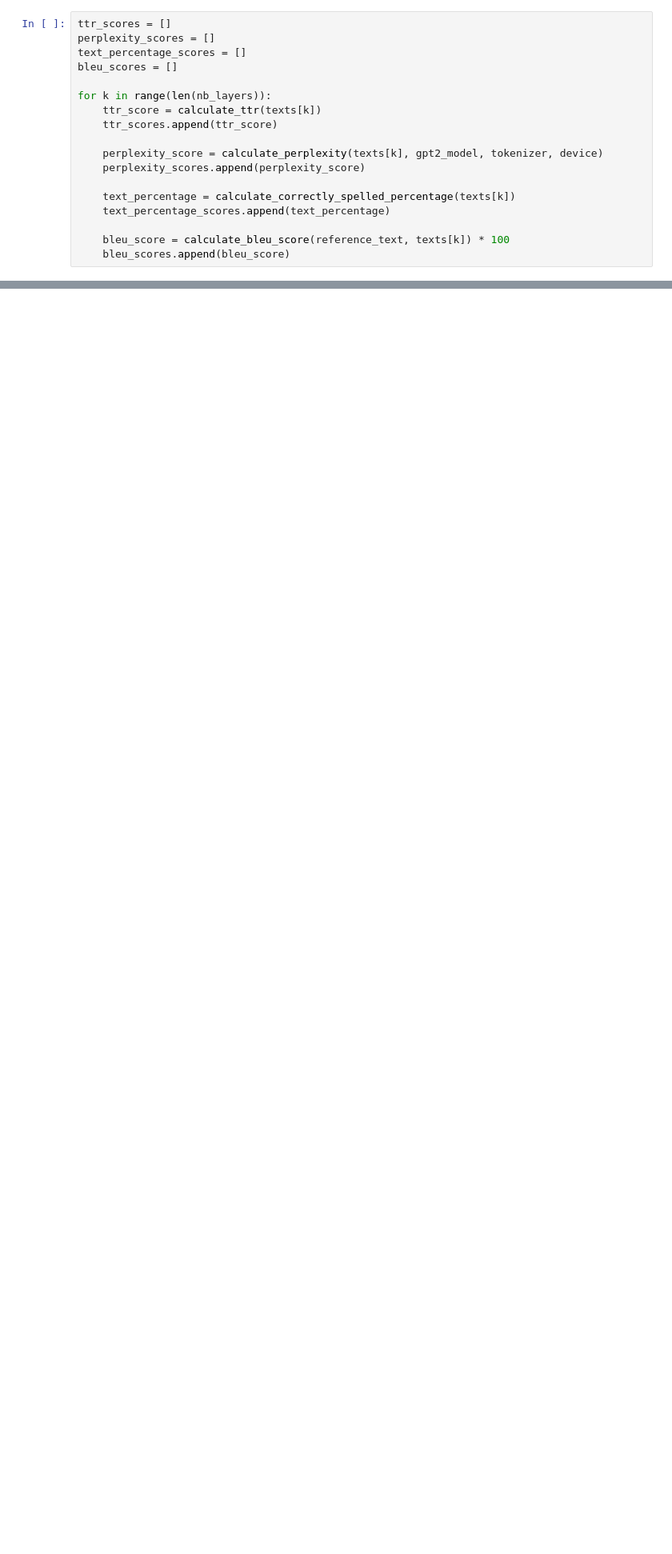
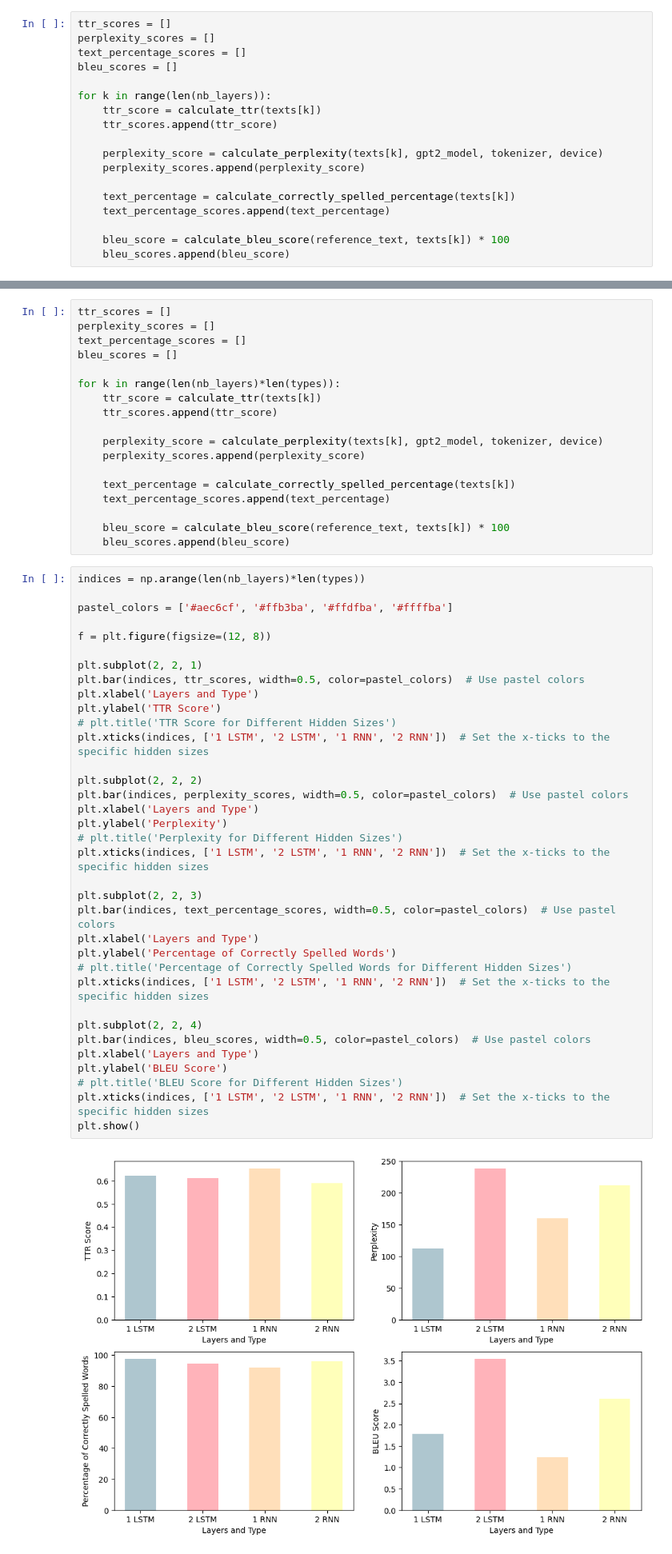
Before and after one commit to ttperr/DD2424-DL-Text_Gen_Project, a Jupyter notebook: evaluation.ipynb, the cells around one changed output, grey strips where cells are left out. Shown at 80% size. Cells and saved outputs as stored; diff of their text form; blank space fills up the shorter version.

Commit message:
new plots

```diff
--- a/evaluation.ipynb
+++ b/evaluation.ipynb
@@ -489,0 +519,55 @@ plt.show()
+# %%
+ttr_scores = []
+perplexity_scores = []
+text_percentage_scores = []
+bleu_scores = []
+
+for k in range(len(nb_layers)*len(types)):
+    ttr_score = calculate_ttr(texts[k])
+    ttr_scores.append(ttr_score)
+
+    perplexity_score = calculate_perplexity(texts[k], gpt2_model, tokenizer, device)
+    perplexity_scores.append(perplexity_score)
+
+    text_percentage = calculate_correctly_spelled_percentage(texts[k])
+    text_percentage_scores.append(text_percentage)
+
+    bleu_score = calculate_bleu_score(reference_text, texts[k]) * 100
+    bleu_scores.append(bleu_score)
+# %%
+indices = np.arange(len(nb_layers)*len(types))
+
+pastel_colors = ['#aec6cf', '#ffb3ba', '#ffdfba', '#ffffba']
+
+f = plt.figure(figsize=(12, 8))
+
+plt.subplot(2, 2, 1)
+plt.bar(indices, ttr_scores, width=0.5, color=pastel_colors)  # Use pastel colors
+plt.xlabel('Layers and Type')
+plt.ylabel('TTR Score')
+# plt.title('TTR Score for Different Hidden Sizes')
+plt.xticks(indices, ['1 LSTM', '2 LSTM', '1 RNN', '2 RNN'])  # Set the x-ticks to the specific hidden sizes
+
+plt.subplot(2, 2, 2)
+plt.bar(indices, perplexity_scores, width=0.5, color=pastel_colors)  # Use pastel colors
+plt.xlabel('Layers and Type')
+plt.ylabel('Perplexity')
+# plt.title('Perplexity for Different Hidden Sizes')
+plt.xticks(indices, ['1 LSTM', '2 LSTM', '1 RNN', '2 RNN'])  # Set the x-ticks to the specific hidden sizes
+
+plt.subplot(2, 2, 3)
+plt.bar(indices, text_percentage_scores, width=0.5, color=pastel_colors)  # Use pastel colors
+plt.xlabel('Layers and Type')
+plt.ylabel('Percentage of Correctly Spelled Words')
+# plt.title('Percentage of Correctly Spelled Words for Different Hidden Sizes')
+plt.xticks(indices, ['1 LSTM', '2 LSTM', '1 RNN', '2 RNN'])  # Set the x-ticks to the specific hidden sizes
+
+plt.subplot(2, 2, 4)
+plt.bar(indices, bleu_scores, width=0.5, color=pastel_colors)  # Use pastel colors
+plt.xlabel('Layers and Type')
+plt.ylabel('BLEU Score')
+# plt.title('BLEU Score for Different Hidden Sizes')
+plt.xticks(indices, ['1 LSTM', '2 LSTM', '1 RNN', '2 RNN'])  # Set the x-ticks to the specific hidden sizes
+plt.show()
+# %% [output]
+[figure, added]
```
Also changed, not shown: parts of 14 cells of this notebook.
